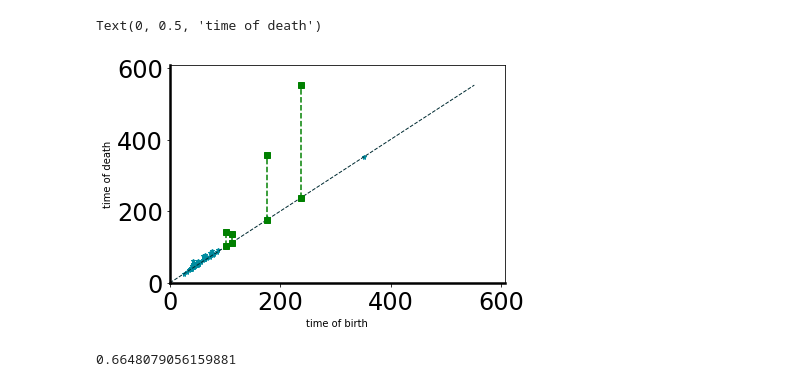
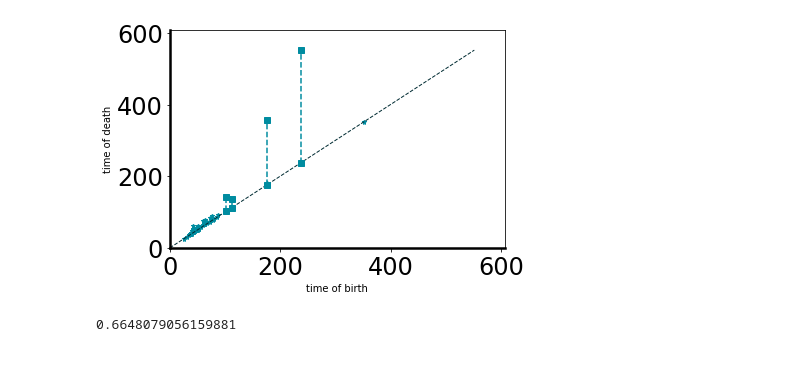
Before and after one commit to maxstollmayer/Complex-Network-Analysis-Project, a Jupyter notebook: fibroblast proximity/fibro_diag.ipynb, the cells around one changed output. Saved outputs shown, nothing was run; the diff lists cells and outputs as text; code cells hidden in the pictures.

Commit message:
made some diagrams

```diff
--- a/fibroblast proximity/fibro_diag.ipynb
+++ b/fibroblast proximity/fibro_diag.ipynb
@@ -47,15 +31,16 @@ print(dgm)
 # %%
 rng.plot_dgm(dgm)
 for coordinates in dgm:
     # green line if alive for at least 20
     if coordinates[0]+20 < coordinates[1]:
-        plt.plot([coordinates[0],coordinates[0]],[coordinates[0], coordinates[1]], 'gs--')
+        plt.plot([coordinates[0],coordinates[0]],[coordinates[0], coordinates[1]], 's--', color=(0/255, 140/255, 160/255))
 
 plt.xlabel('time of birth')
 plt.ylabel('time of death')
+
+plt.savefig('fibro_persistence_diagram.png')
 # %% [output]
-Text(0, 0.5, 'time of death')
-[figure, old version]
+[figure, new version]
 # %%
 dgm.ring_score()
 # %% [output]
```
Also changed, not shown: parts of 4 cells of this notebook, 3 other files.
